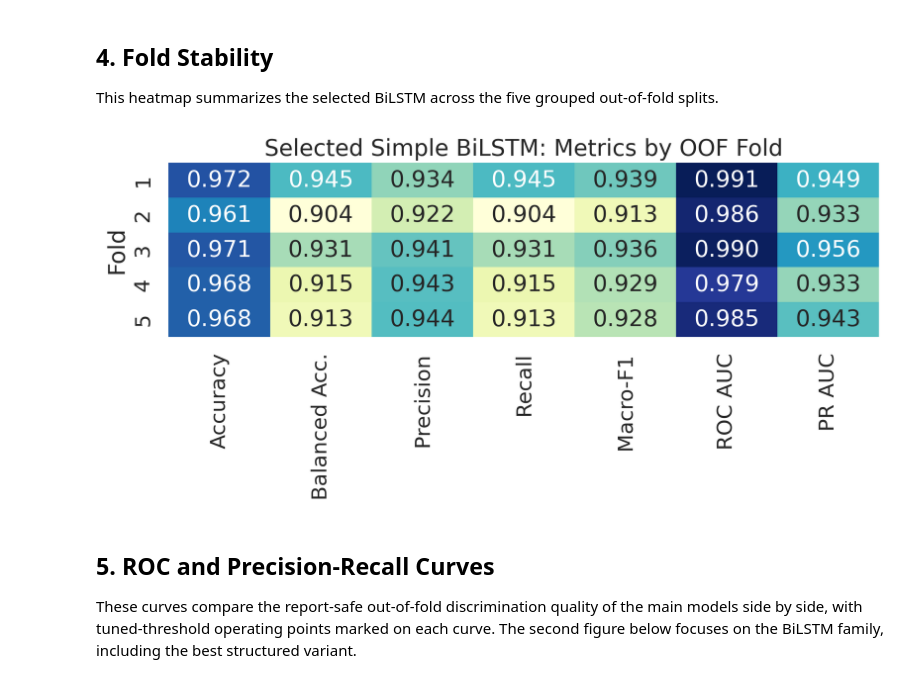
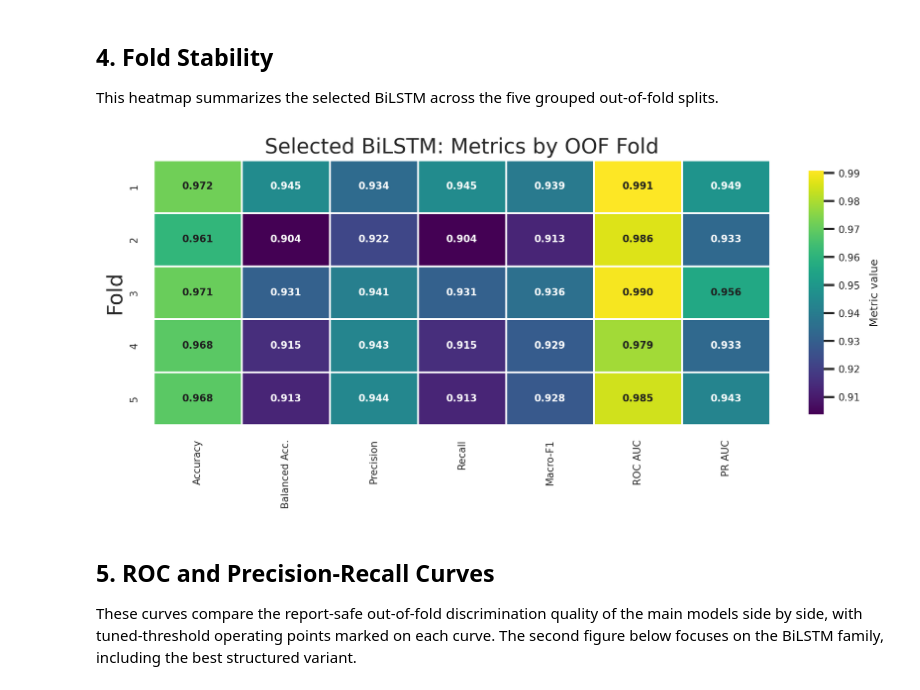
Before and after one commit to BshKatrin/RITAL-NLP-project, a Jupyter notebook: notebooks/presidents_report_figures.ipynb, the cells around one changed output. Cells and saved outputs as stored; diff of their text form; code cells hidden in the pictures.

Commit message:
finally some nice graphs

```diff
--- a/notebooks/presidents_report_figures.ipynb
+++ b/notebooks/presidents_report_figures.ipynb
@@ -247,35 +269,12 @@ NameError: name 'best_run_dir' is not defined
 
 This heatmap summarizes the selected BiLSTM across the five grouped out-of-fold splits.
 # %%
-heatmap_frame = best_fold_metrics.set_index("fold")[[
-    "accuracy",
-    "balanced_accuracy",
-    "precision_macro",
-    "recall_macro",
-    "f1_macro",
-    "roc_auc",
-    "pr_auc",
-]].rename(columns={
-    "accuracy": "Accuracy",
-    "balanced_accuracy": "Balanced Acc.",
-    "precision_macro": "Precision",
-    "recall_macro": "Recall",
-    "f1_macro": "Macro-F1",
-    "roc_auc": "ROC AUC",
-    "pr_auc": "PR AUC",
-})
-
-fig, ax = plt.subplots(figsize=(9, 4.5))
-sns.heatmap(heatmap_frame, annot=True, fmt=".3f", cmap="YlGnBu", cbar=False, ax=ax)
-ax.set_title("Selected BiLSTM: Metrics by OOF Fold")
-ax.set_xlabel("")
-ax.set_ylabel("Fold")
-fig.tight_layout()
+fig = assets.plot_fold_heatmap(best_fold_metrics)
 render_figure(fig)
 plt.close(fig)
 # save_figure(fig, "simple_fold_metrics_heatmap_custom")
 # %% [output]
-[figure, old version]
+[figure, new version]
 # %% [markdown]
 ## 5. ROC and Precision-Recall Curves
 
```
Also changed, not shown: parts of 7 cells of this notebook, 1 other file.
